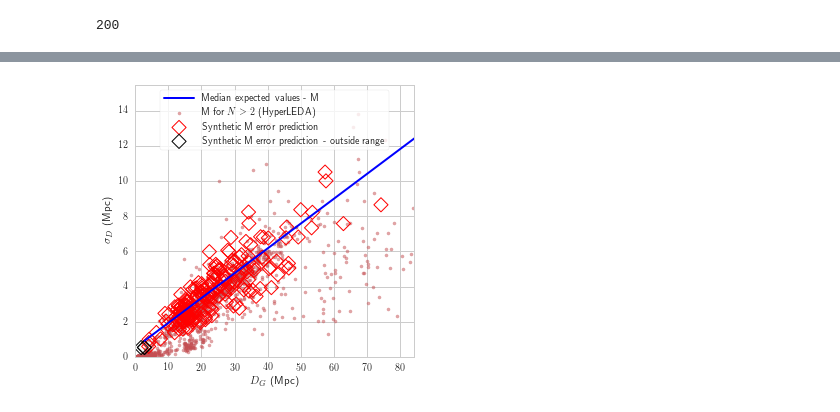
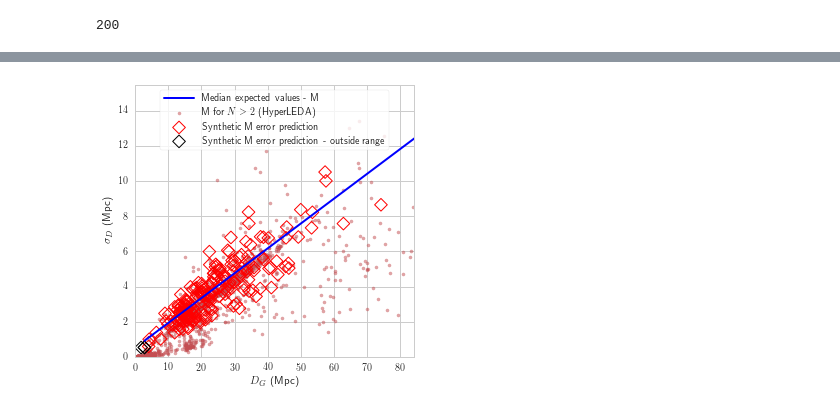
Before and after one commit to saint-germain/errorprediction, a Jupyter notebook: errors_HyperLEDA.ipynb, the cells around one changed output, grey strips where cells are left out. Saved outputs shown, nothing was run; the diff lists cells and outputs as text; code cells hidden in the pictures.

```diff
--- a/errors_HyperLEDA.ipynb
+++ b/errors_HyperLEDA.ipynb
@@ -50,7 +52,7 @@ namelist=np.unique(df1.objname)
 # %%
 %%time
 np.random.seed(10)
-nbins=100 # 1e4 -> 1 minutes
+nbins=10000 # 1e4 -> 1 minutes
 em=[] # number of measurements per galaxy
 bootp50=[] # mean error from the bootstrap for each galaxy
 bootsig=[] # uncertainty of the error -> may not be a good predictor
@@ -211,4 +213,8 @@ for i in oelist:
     dummy=odf[odf['objname']==i]
     meddist+=[np.median(10**(dummy.modc/5+1)/1e6)]
 meddist=np.array(meddist)
+# %%
+load=np.loadtxt('lims.txt') # from correctdiscrepancy.ipynb
+x1=load[0:2]
+x2=load[2:4]
 # %%
@@ -218,7 +223,6 @@ filt1=(meddist<x1.max())&(meddist>x1.min())
 # %% [output]
 200
 # %%
-x2=np.array([2.8327613702075238, 140.96666964288357])
 filt2=(meddist<x2.max())&(meddist>x2.min())
 (filt2).sum() # galaxies in range
 # %% [output]
@@ -259,22 +263,22 @@ plt.savefig('mnras/predhl1.png', dpi=reso,transparent=True)
 # %%
 np.random.seed(10)
 plt.figure(figsize=(5,5))
 plt.scatter(x,z,c=current_palette[2],s=10,label='M for $N>2$ (HyperLEDA)',alpha=0.5)
 xp=np.linspace(x2.min(),x2.max(),2)
 modpar=samples2[np.random.randint(len(samples2))]
 ymod=modpar[0]*meddist+modpar[1]
 ysim=np.random.normal(ymod,modpar[2]*ymod)
 #plt.scatter(x2,y2,c=current_palette[1],label='M for $N>13$ measurements')
 mark='D'
-plt.scatter(meddist[filt2],ysim[filt2], linewidth='1', facecolors='none', edgecolors='r',s=100,marker=mark,label='Synthetic M error prediction')
-plt.scatter(meddist[~filt2],ysim[~filt2], linewidth='1', facecolors='none', edgecolors='k',s=100,marker=mark,label='Synthetic M error prediction - outside range')
+plt.scatter(meddist[filt2],ysim[filt2], linewidth='1', facecolors='none', edgecolors='r',s=80,marker=mark,label='Synthetic M error prediction')
+plt.scatter(meddist[~filt2],ysim[~filt2], linewidth='1', facecolors='none', edgecolors='k',s=80,marker=mark,label='Synthetic M error prediction - outside range')
 plt.plot(xp,xp*sth2[0]+sth2[1],c='b',linewidth=2,label='Median expected values - M')
 plt.xlim(0,meddist.max()+10)
 plt.ylim(0,(xp*sth2[0]+sth2[1]).max()-5)
 plt.legend(frameon=True,loc='upper center')
 plt.xlabel('$D_G$ (Mpc)')
 plt.ylabel('$\sigma_D$ (Mpc)')
 plt.savefig('mnras/predhl2.pdf', dpi=reso,transparent=True)
 plt.savefig('mnras/predhl2.png', dpi=reso,transparent=True)
 # %% [output]
-[figure, old version]
+[figure, new version]
```
Also changed, not shown: parts of 17 cells of this notebook, 27 other files.
